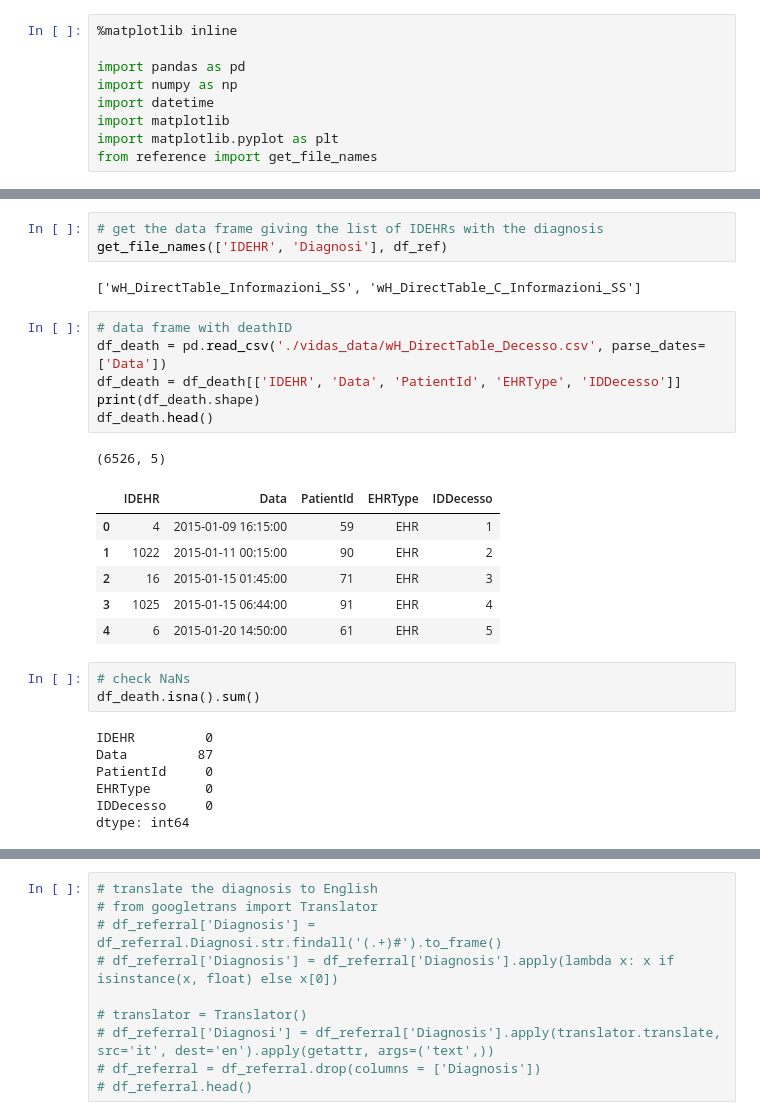
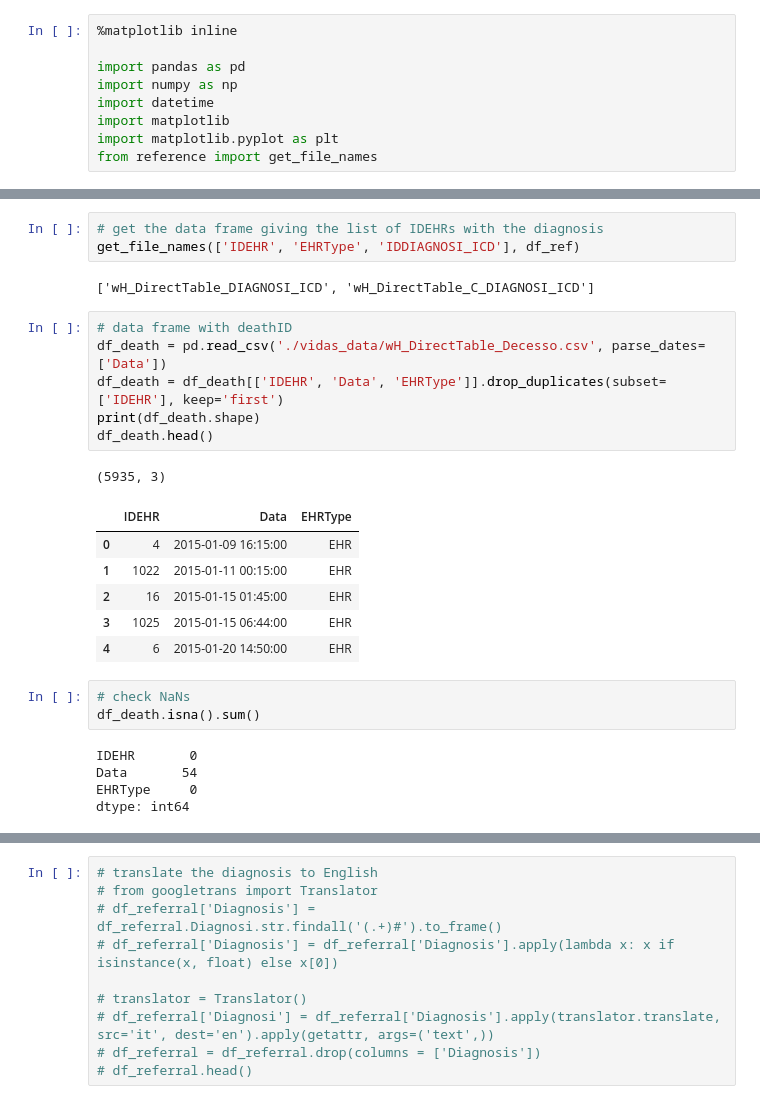
Before and after one commit to ryflect/cs692r-hospice, a Jupyter notebook: Referral Analysis.ipynb, the cells around one changed output, grey strips where cells are left out. Cells and saved outputs as stored; diff of their text form.

```diff
--- a/Referral Analysis.ipynb
+++ b/Referral Analysis.ipynb
@@ -23,31 +40,29 @@ get_file_names(['IDEHR', 'DateTherapy'], df_ref)
 # %%
 # get the data frame giving the list of IDEHRs with the diagnosis
-get_file_names(['IDEHR', 'Diagnosi'], df_ref)
+get_file_names(['IDEHR', 'EHRType', 'IDDIAGNOSI_ICD'], df_ref)
 # %% [output]
-['wH_DirectTable_Informazioni_SS', 'wH_DirectTable_C_Informazioni_SS']
+['wH_DirectTable_DIAGNOSI_ICD', 'wH_DirectTable_C_DIAGNOSI_ICD']
 # %%
 # data frame with deathID
 df_death = pd.read_csv('./vidas_data/wH_DirectTable_Decesso.csv', parse_dates=['Data'])
-df_death = df_death[['IDEHR', 'Data', 'PatientId', 'EHRType', 'IDDecesso']]
+df_death = df_death[['IDEHR', 'Data', 'EHRType']].drop_duplicates(subset=['IDEHR'], keep='first')
 print(df_death.shape)
 df_death.head()
 # %% [output]
-(6526, 5)
+(5935, 3)
-|  | IDEHR | Data | PatientId | EHRType | IDDecesso |
-| 0 | 4 | 2015-01-09 16:15:00 | 59 | EHR | 1 |
-| 1 | 1022 | 2015-01-11 00:15:00 | 90 | EHR | 2 |
-| 2 | 16 | 2015-01-15 01:45:00 | 71 | EHR | 3 |
-| 3 | 1025 | 2015-01-15 06:44:00 | 91 | EHR | 4 |
-| 4 | 6 | 2015-01-20 14:50:00 | 61 | EHR | 5 |
+|  | IDEHR | Data | EHRType |
+| 0 | 4 | 2015-01-09 16:15:00 | EHR |
+| 1 | 1022 | 2015-01-11 00:15:00 | EHR |
+| 2 | 16 | 2015-01-15 01:45:00 | EHR |
+| 3 | 1025 | 2015-01-15 06:44:00 | EHR |
+| 4 | 6 | 2015-01-20 14:50:00 | EHR |
 # %%
 # check NaNs
 df_death.isna().sum()
 # %% [output]
-IDEHR         0
-Data         87
-PatientId     0
-EHRType       0
-IDDecesso     0
+IDEHR       0
+Data       54
+EHRType     0
 dtype: int64
 # %%
 # data frame with start of hospitalization
```
Also changed, not shown: parts of 27 cells of this notebook.
